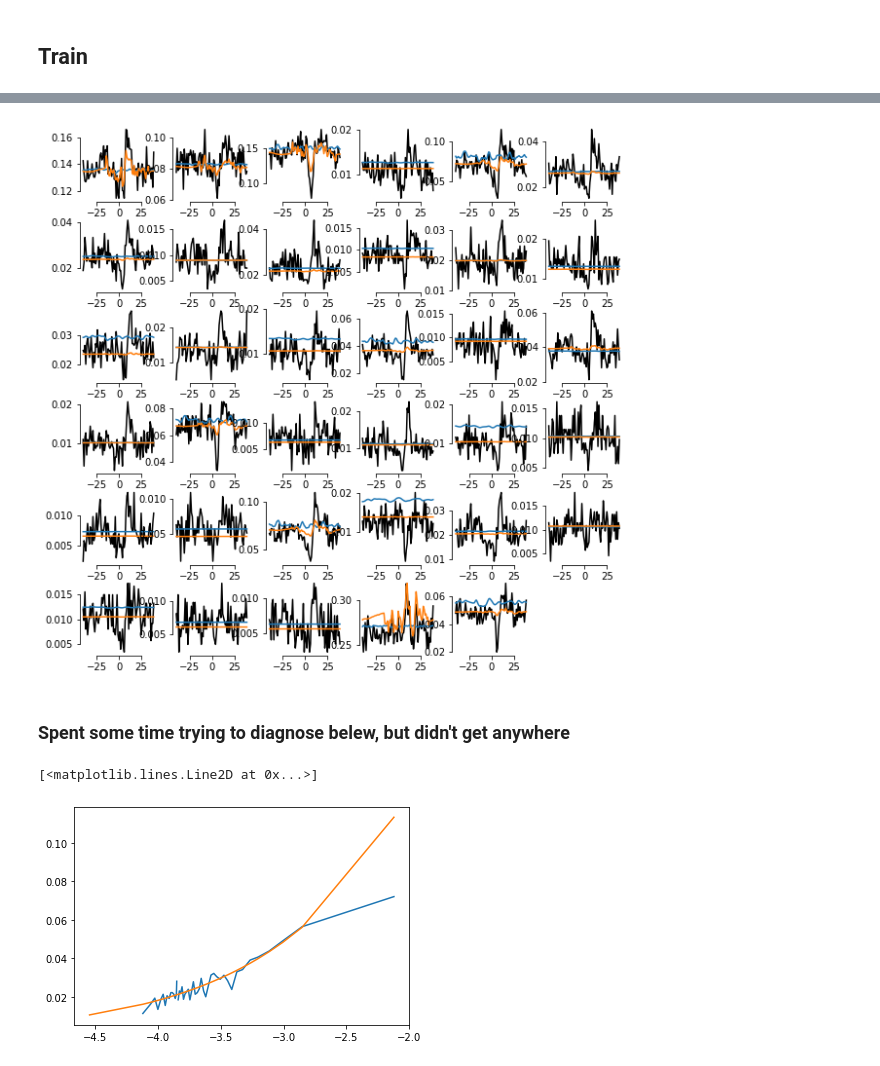
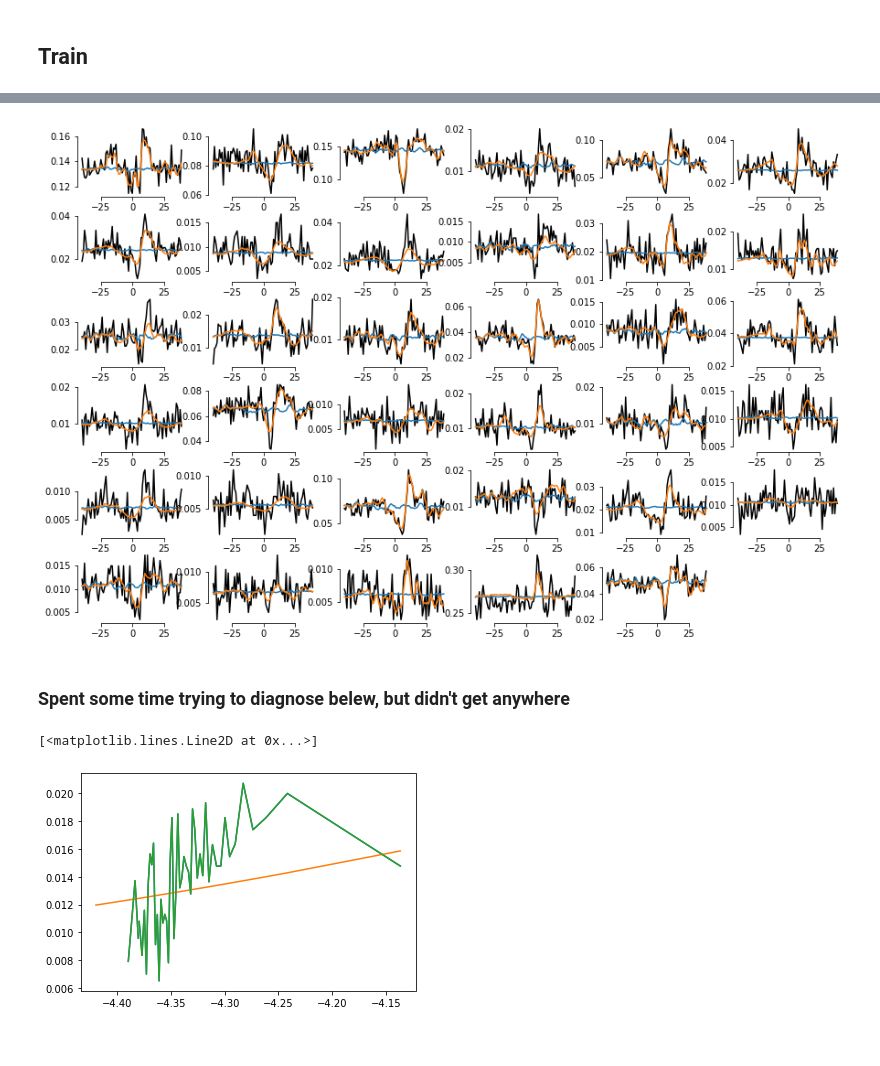
Before and after one commit to jcbyts/V1FreeViewingCode, a Jupyter notebook: Analysis/notebooks/TestSaccadeModulation.ipynb, the cells around one changed output, grey strips where cells are left out. Cells and saved outputs as stored; diff of their text form; code cells hidden in the pictures.

```diff
--- a/Analysis/notebooks/TestSaccadeModulation.ipynb
+++ b/Analysis/notebooks/TestSaccadeModulation.ipynb
@@ -299,8 +311,8 @@ glm_par = NDNutils.ffnetwork_params(
     layer_types=['readout'], # readout for cell-specific regularization
     act_funcs=['softplus'],
     normalization=[0],
-    reg_list={'d2xt': 1e-5, 'l2':1e-5}
-    )
+    reg_list={'d2t': 1e-5, 'd2x': 1e-3, 'l2':1e-5}
+)
 
 glm = NDN.NDN([glm_par], tf_seed=seed, noise_dist=noise_dist)
 
@@ -316,16 +351,16 @@ Done Training Initial Model
 ### Fit cell-specific regularization (optional and slow)
 # %%
 print("Finding the best regularization")
-reg_type = 'd2xt'
+reg_type = 'd2x'
 reg_min=gt.find_best_reg(glm, input_data=[Xstim], output_data=Robs,
-    train_indxs=Ui, test_indxs=Xi, reg_type=reg_type,
+    train_indxs=Ui, test_indxs=Xi, reg_type=reg_type, reg_vals=[1e-6, 1e-4, 1e-3, 1e-2, 1e-1],
     opt_params=lbfgs_params, learning_alg='lbfgs')
 
 glm.set_regularization(reg_type=reg_type, reg_val=reg_min, ffnet_target=0, layer_target=0)
 
-reg_type = 'l2'
+reg_type = 'd2t'
 reg_min=gt.find_best_reg(glm, input_data=[Xstim], output_data=Robs,
-    train_indxs=Ui, test_indxs=Xi, reg_type=reg_type,
+    train_indxs=Ui, test_indxs=Xi, reg_type=reg_type, reg_vals=[1e-6, 1e-4, 1e-3, 1e-2, 1e-1],
     opt_params=lbfgs_params, learning_alg='lbfgs')
 
 glm.set_regularization(reg_type=reg_type, reg_val=reg_min, ffnet_target=0, layer_target=0)
@@ -349,6 +387,0 @@ W0426 18:04:34.861554 139780509013824 deprecation_wrapper.py:119] From /home/jcb
-# %%
-print("Retraining...")
-_ = glm.train(input_data=[Xstim], output_data=Robs, train_indxs=Ui, test_indxs=Xi,
-    learning_alg=optimizer, opt_params=opt_params, use_dropout=False)
-
-print("Done")
@@ -573,11 +685,11 @@ ev = np.where(sacon)[0]
 win = [-40,40]
 NC = Robs.shape[1]
 sx,sy = U.get_subplot_dims(NC)
-plt.figure(figsize=(10,10))
-for cc in range(NC):
+plt.figure(figsize=(15,10))
+for cc in range(NC2):
     plt.subplot(sx,sy,cc+1)
-    m,xax,wf = gt.psth(Robs[:,cc], ev, win[0], win[1])
-    m0,xax,wf0 = gt.psth(Rpred0[:,cc], ev, win[0], win[1])
+    m,xax,wf = gt.psth(Robs[:,cids[cc]], ev, win[0], win[1])
+    m0,xax,wf0 = gt.psth(Rpred0[:,cids[cc]], ev, win[0], win[1])
     m1,xax,wf1 = gt.psth(Rpred1[:,cc], ev, win[0], win[1])
 
     plt.plot(xax, m, 'k')
@@ -586,14 +698,19 @@ for cc in range(NC):
 
 sns.despine(offset=0, trim=True)
 # %% [output]
-[figure, old version]
+[figure, new version]
 # %% [markdown]
 ### Spent some time trying to diagnose belew, but didn't get anywhere
 # %%
-cc = 4
+cc = 3
 nbins = 50
 def empiricalNonlinearity(g, r, nbins=50):
-    binEdges = np.percentile(g, np.linspace(0, 100, nbins))
+    if type(nbins)!=int:
+        binEdges = nbins
+        nbins = len(binEdges)
+    else:
+        binEdges = np.percentile(g, np.linspace(0, 100, nbins))
+
     id = np.digitize(g, binEdges)
     spkNL = np.zeros(nbins)
     for i in range(nbins):
@@ -604,12 +721,15 @@ def empiricalNonlinearity(g, r, nbins=50):
 # %%
 cc += 1
 spkNL,binEdges = empiricalNonlinearity(g0[:,cc], Robs[:,cc])
 
 plt.plot(binEdges, spkNL)
 plt.plot(binEdges, np.log(1 + np.exp(binEdges)))
+
+spkNL,binEdges = empiricalNonlinearity(g0[:,cc], Robs[:,cc], nbins=binEdges)
+plt.plot(binEdges, spkNL)
 # %% [output]
 [<matplotlib.lines.Line2D at 0x...>]
-[figure, old version]
+[figure, new version]
 # %%
 cc += 1
 Ti = opts['Ti']
```
Also changed, not shown: parts of 32 cells of this notebook, 20 other files.
